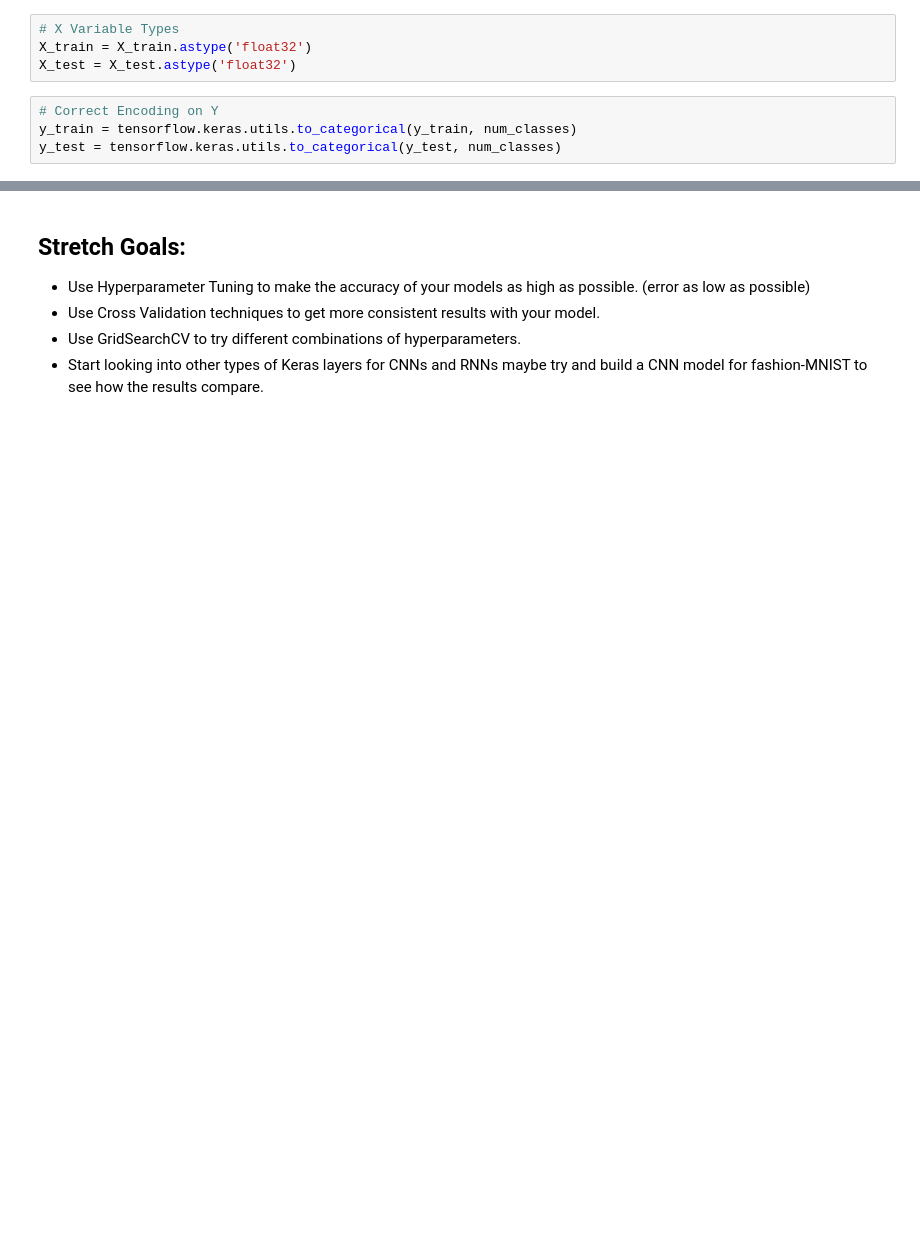
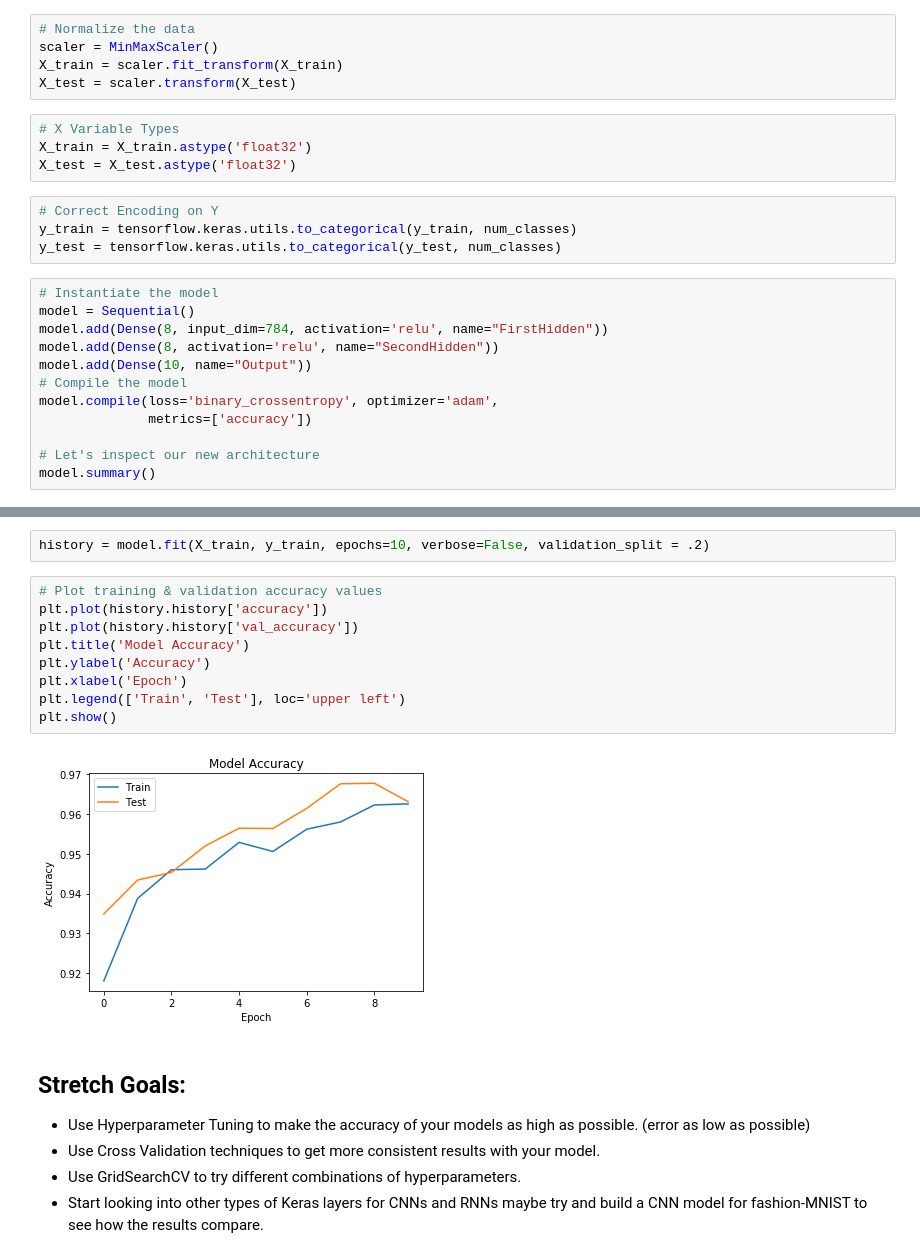
Before and after one commit to ethanmjansen/DS-Unit-4-Sprint-2-Neural-Networks, a Jupyter notebook: module3-Intro-to-Keras/LS_DS_423_Keras_Assignment.ipynb, the cells around one changed output, grey strips where cells are left out. Drawn from its saved outputs; the diff is of its cells as text; blank space fills up the shorter version.

```diff
--- a/module3-Intro-to-Keras/LS_DS_423_Keras_Assignment.ipynb
+++ b/module3-Intro-to-Keras/LS_DS_423_Keras_Assignment.ipynb
@@ -98,6 +125,11 @@ epochs = 20
 # Reshape the data
 X_train = X_train.reshape(60000, 784)
 X_test = X_test.reshape(10000, 784)
+# %%
+# Normalize the data
+scaler = MinMaxScaler()
+X_train = scaler.fit_transform(X_train)
+X_test = scaler.transform(X_test)
 # %%
 # X Variable Types
 X_train = X_train.astype('float32')
@@ -106,3 +138,15 @@ X_test = X_test.astype('float32')
 # Correct Encoding on Y
 y_train = tensorflow.keras.utils.to_categorical(y_train, num_classes)
 y_test = tensorflow.keras.utils.to_categorical(y_test, num_classes)
+# %%
+# Instantiate the model
+model = Sequential()
+model.add(Dense(8, input_dim=784, activation='relu', name="FirstHidden"))
+model.add(Dense(8, activation='relu', name="SecondHidden"))
+model.add(Dense(10, name="Output"))
+# Compile the model
+model.compile(loss='binary_crossentropy', optimizer='adam',
+              metrics=['accuracy'])
+
+# Let's inspect our new architecture
+model.summary()
@@ -109,3 +168,16 @@ y_test = tensorflow.keras.utils.to_categorical(y_test, num_classes)
+# %%
+history = model.fit(X_train, y_train, epochs=10, verbose=False, validation_split = .2)
+# %%
+# Plot training & validation accuracy values
+plt.plot(history.history['accuracy'])
+plt.plot(history.history['val_accuracy'])
+plt.title('Model Accuracy')
+plt.ylabel('Accuracy')
+plt.xlabel('Epoch')
+plt.legend(['Train', 'Test'], loc='upper left')
+plt.show()
+# %% [output]
+[figure, added]
 # %% [markdown]
 ## Stretch Goals:
 
```
Also changed, not shown: parts of 15 cells of this notebook, 2 other files.
